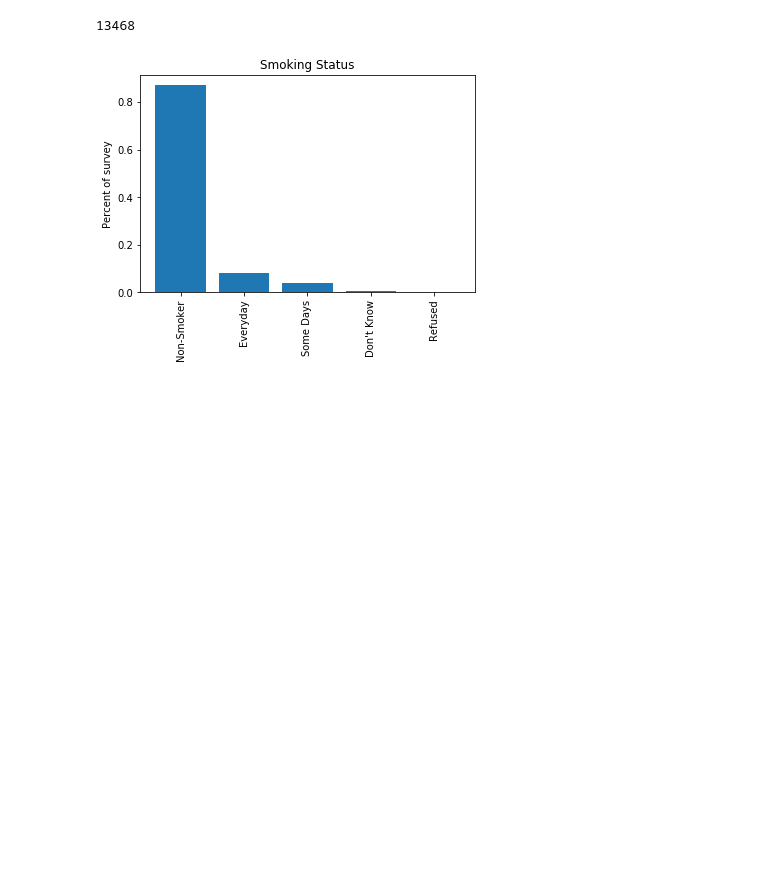
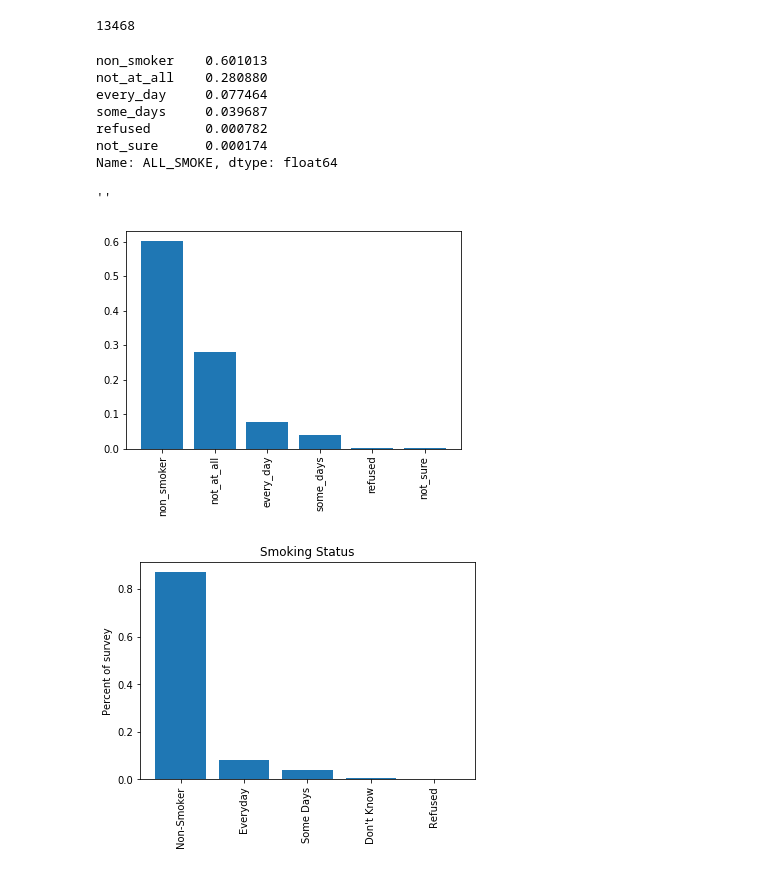
Before and after one commit to Mynusjanai/nyc-dc-ds-020121, a Jupyter notebook: Phase_2/STATS_case_study/Workbook_Statistical_Tests_Applied.ipynb, the cells around one changed output. Drawn from its saved outputs; the diff is of its cells as text; code cells hidden in the pictures; blank space fills up the shorter version.

```diff
--- a/Phase_2/STATS_case_study/Workbook_Statistical_Tests_Applied.ipynb
+++ b/Phase_2/STATS_case_study/Workbook_Statistical_Tests_Applied.ipynb
@@ -199,2 +253,4 @@ array([1, 1, 0, ..., 0, 1, 1])
+# %%
+analysis['chron'] = np.where(analysis['PHYSHLTH']>20, 1, 0)
 # %% [markdown]
 ## 5. Create a graphic that compares the percentage of people labeled as 'sick' in each state.
@@ -221,3 +305,18 @@ Let's take the column `SMOKDAY2` and start to prepare it so that we can see how
 3. Generate a histogram for the variable.
 4. Generate graphics that show how the responses to this variable might differ by state.
 5. Generate a graphic that compares the physical health of the different groups of 'smokers'.
+# %%
+def smokers(df):
+    if df['IS_SMOKER'] == 'smokers':
+        if df['SMOKDAY2'] == 1:
+            return 'every_day'
+        if df['SMOKDAY2'] == 2:
+            return 'some_days'
+        if df['SMOKDAY2'] == 3:
+            return 'not_at_all'
+        if df['SMOKDAY2'] == 7:
+            return 'dont_know'
+        if df['SMOKDAY2'] == 9:
+            return 'refused'
+
+analysis['SMOKE_FRK'] = analysis.applymap(smokers)
@@ -223,0 +325,12 @@ Let's take the column `SMOKDAY2` and start to prepare it so that we can see how
+# %%
+def non_smokers(val):
+    if val == 2:
+        return 'non_smoker'
+    if val == 7:
+        return 'non_smoker'
+    if val == 9:
+        return 'non_smoker'
+    if val == 1:
+        return 'smokers'
+
+analysis['IS_SMOKER'] = analysis['SMOKE100'].map(non_smokers)
@@ -223,0 +352,2 @@ Let's take the column `SMOKDAY2` and start to prepare it so that we can see how
+# %%
+analysis['ALL_SMOKE'] = analysis['SMOKDAY2'].replace([1, 2, 3, 7, 9, np.nan], ['every_day', 'some_days', 'not_at_all', 'not_sure', 'refused', 'non_smoker'])
@@ -225,6 +375,24 @@ Let's take the column `SMOKDAY2` and start to prepare it so that we can see how
 # your code here
 # %% [output]
 13468
+# %%
+fig, ax = plt.subplots()
+
+smoke = analysis['ALL_SMOKE'].value_counts(normalize = True)
+print(smoke)
+ax.bar(smoke.index, smoke.values)
+ax.set_xticklabels(smoke.index, rotation=90)
+;
+# %% [output]
+non_smoker    0.601013
+not_at_all    0.280880
+every_day     0.077464
+some_days     0.039687
+refused       0.000782
+not_sure      0.000174
+Name: ALL_SMOKE, dtype: float64
+''
+[figure, added]
 # %%
 # code to graph those proportion of differen smoking groups using matplotlib
 # %% [output]
```
Also changed, not shown: parts of 24 cells of this notebook, 4 other files.
